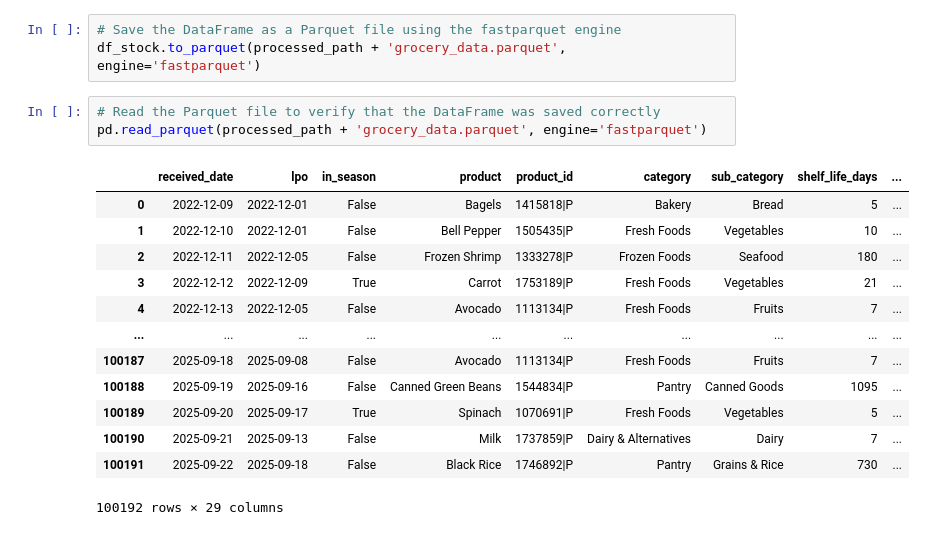
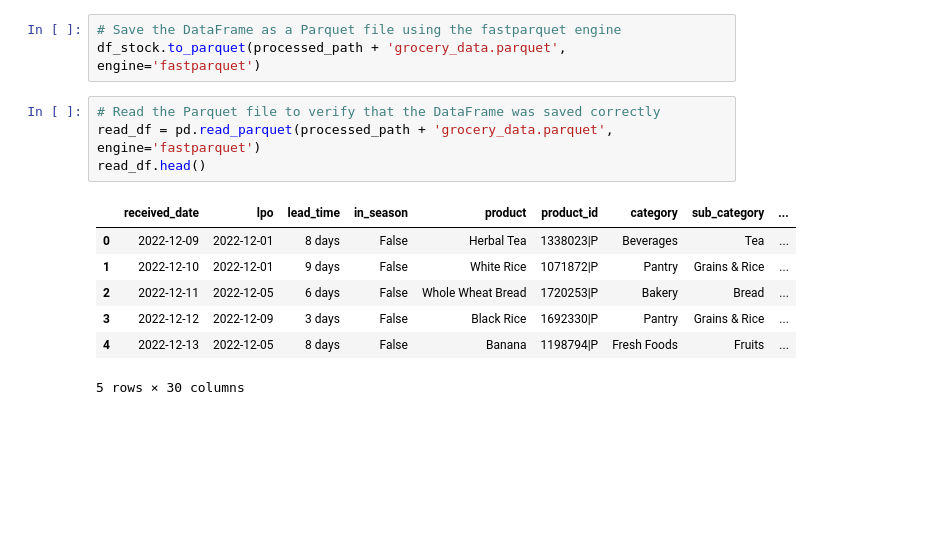
Before and after one commit to rbalbinotti/grocery_synthetic_data, a Jupyter notebook: synthetic_grocery.ipynb, the cells around one changed output. Saved outputs shown, nothing was run; the diff lists cells and outputs as text; blank space fills up the shorter version.

```diff
--- a/synthetic_grocery.ipynb
+++ b/synthetic_grocery.ipynb
@@ -466,18 +472,13 @@ product_seasonality_df.to_csv(processed_path + 'product_seasonality.csv', index=
 df_stock.to_parquet(processed_path + 'grocery_data.parquet', engine='fastparquet')
 # %%
 # Read the Parquet file to verify that the DataFrame was saved correctly
-pd.read_parquet(processed_path + 'grocery_data.parquet', engine='fastparquet')
+read_df = pd.read_parquet(processed_path + 'grocery_data.parquet', engine='fastparquet')
+read_df.head()
 # %% [output]
-|  | received_date | lpo | in_season | product | product_id | category | sub_category | shelf_life_days | ... |
-| 0 | 2022-12-09 | 2022-12-01 | False | Bagels | 1415818|P | Bakery | Bread | 5 | ... |
-| 1 | 2022-12-10 | 2022-12-01 | False | Bell Pepper | 1505435|P | Fresh Foods | Vegetables | 10 | ... |
-| 2 | 2022-12-11 | 2022-12-05 | False | Frozen Shrimp | 1333278|P | Frozen Foods | Seafood | 180 | ... |
-| 3 | 2022-12-12 | 2022-12-09 | True | Carrot | 1753189|P | Fresh Foods | Vegetables | 21 | ... |
-| 4 | 2022-12-13 | 2022-12-05 | False | Avocado | 1113134|P | Fresh Foods | Fruits | 7 | ... |
-| ... | ... | ... | ... | ... | ... | ... | ... | ... | ... |
-| 100187 | 2025-09-18 | 2025-09-08 | False | Avocado | 1113134|P | Fresh Foods | Fruits | 7 | ... |
-| 100188 | 2025-09-19 | 2025-09-16 | False | Canned Green Beans | 1544834|P | Pantry | Canned Goods | 1095 | ... |
-| 100189 | 2025-09-20 | 2025-09-17 | True | Spinach | 1070691|P | Fresh Foods | Vegetables | 5 | ... |
-| 100190 | 2025-09-21 | 2025-09-13 | False | Milk | 1737859|P | Dairy & Alternatives | Dairy | 7 | ... |
-| 100191 | 2025-09-22 | 2025-09-18 | False | Black Rice | 1746892|P | Pantry | Grains & Rice | 730 | ... |
+|  | received_date | lpo | lead_time | in_season | product | product_id | category | sub_category | ... |
+| 0 | 2022-12-09 | 2022-12-01 | 8 days | False | Herbal Tea | 1338023|P | Beverages | Tea | ... |
+| 1 | 2022-12-10 | 2022-12-01 | 9 days | False | White Rice | 1071872|P | Pantry | Grains & Rice | ... |
+| 2 | 2022-12-11 | 2022-12-05 | 6 days | False | Whole Wheat Bread | 1720253|P | Bakery | Bread | ... |
+| 3 | 2022-12-12 | 2022-12-09 | 3 days | False | Black Rice | 1692330|P | Pantry | Grains & Rice | ... |
+| 4 | 2022-12-13 | 2022-12-05 | 8 days | False | Banana | 1198794|P | Fresh Foods | Fruits | ... |
-100192 rows × 29 columns
+5 rows × 30 columns
```
Also changed, not shown: parts of 5 cells of this notebook, 8 other files.
